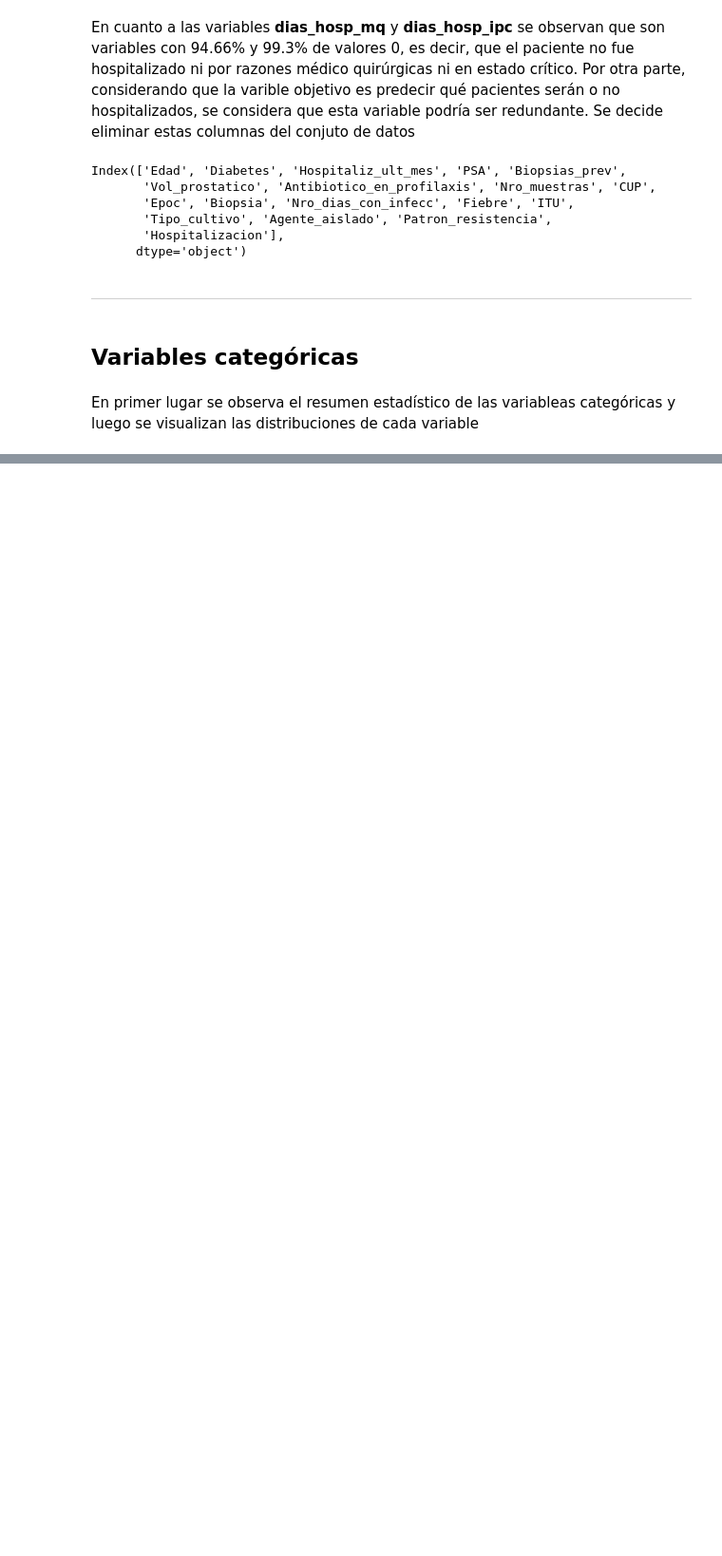
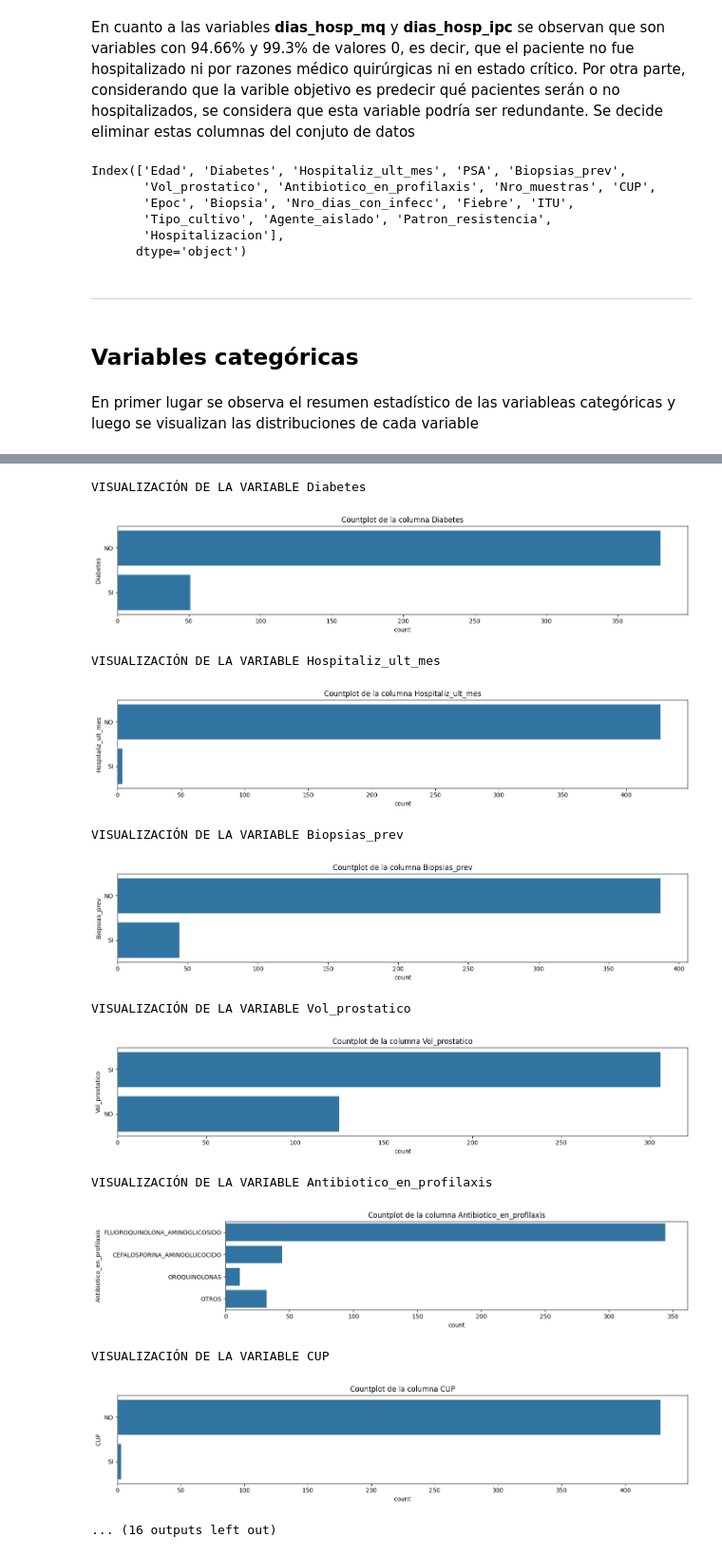
Before and after one commit to facu-corvalan/Hospitalizacion, a Jupyter notebook: EDA.ipynb, the cells around one changed output, grey strips where cells are left out. Shown at 95% size. Saved outputs shown, nothing was run; the diff lists cells and outputs as text; code cells hidden in the pictures; blank space fills up the shorter version.

```diff
--- a/EDA.ipynb
+++ b/EDA.ipynb
@@ -615,3 +617,37 @@ df.describe(include='object')
 | unique | 2 | 2 | 2 | 2 | 4 | 2 | 2 | ... |
 | top | NO | NO | NO | SI | FLUOROQUINOLONA_AMINOGLICOSIDO | NO | NO | ... |
 | freq | 380 | 427 | 387 | 306 | 344 | 428 | 417 | ... |
+# %%
+def countplot(df, columna):
+    '''
+    Realiza un countplot sencillo para una columna determinada.
+    '''
+    plt.figure(figsize=(14, 3))
+
+    sns.countplot(data=df, y=df[columna])
+
+    plt.title(f'Countplot de la columna {columna}')
+
+    # Ajusta los espacios entre subplots y muestra
+    plt.tight_layout()
+    plt.show()
+# %%
+columnas = ['Diabetes', 'Hospitaliz_ult_mes', 'Biopsias_prev', 'Vol_prostatico', 'Antibiotico_en_profilaxis', 'CUP',
+            'Epoc', 'Biopsia', 'Fiebre', 'ITU', 'Tipo_cultivo', 'Agente_aislado', 'Patron_resistencia', 'Hospitalizacion']
+for c in columnas:
+    print(f'VISUALIZACIÓN DE LA VARIABLE {c}')
+    countplot(df, c)
+# %% [output]
+VISUALIZACIÓN DE LA VARIABLE Diabetes
+[figure, added]
+VISUALIZACIÓN DE LA VARIABLE Hospitaliz_ult_mes
+[figure, added]
+VISUALIZACIÓN DE LA VARIABLE Biopsias_prev
+[figure, added]
+VISUALIZACIÓN DE LA VARIABLE Vol_prostatico
+[figure, added]
+VISUALIZACIÓN DE LA VARIABLE Antibiotico_en_profilaxis
+[figure, added]
+VISUALIZACIÓN DE LA VARIABLE CUP
+[figure, added]
+... (16 outputs left out)
```
Also changed, not shown: parts of 26 cells of this notebook, 4 other files.
